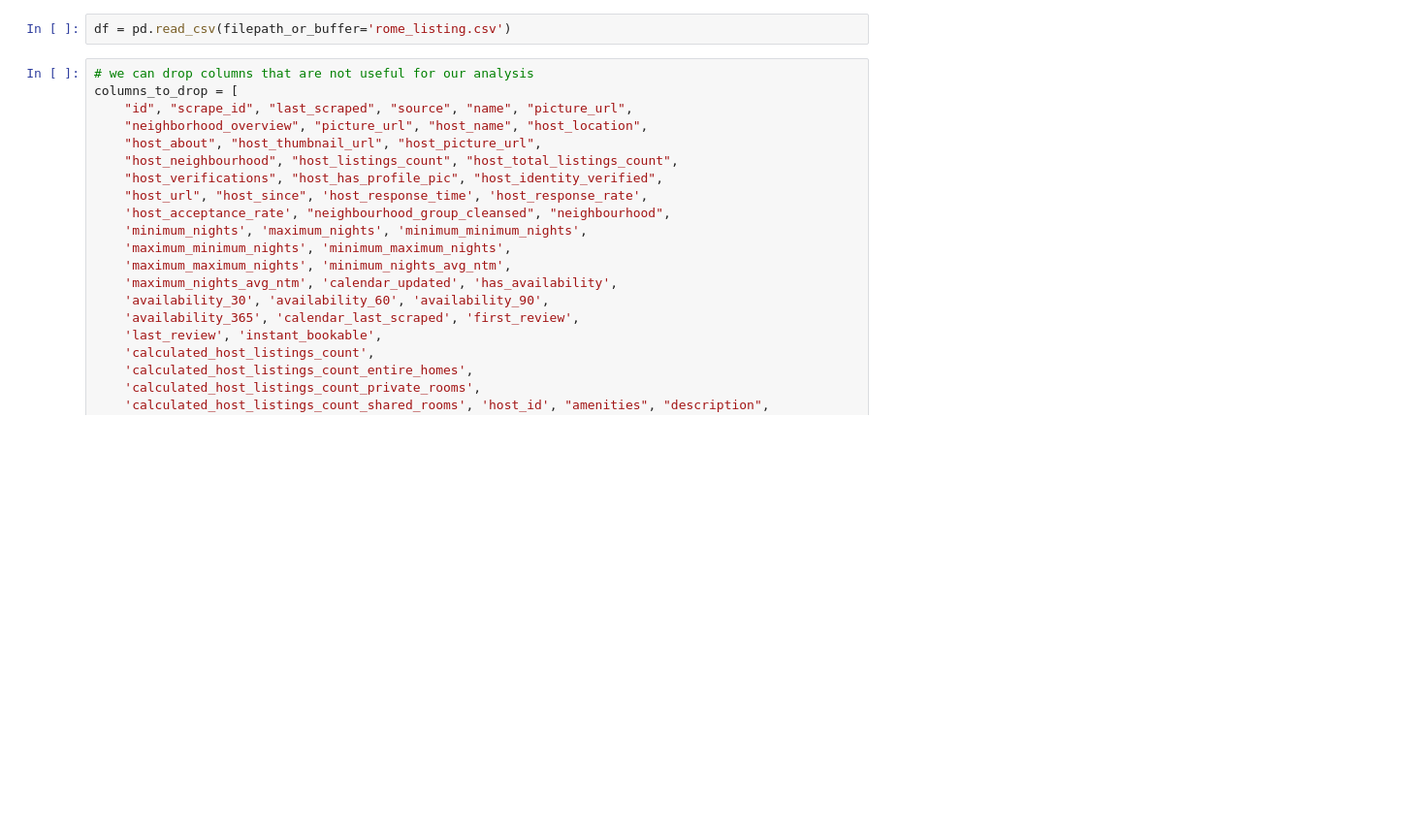
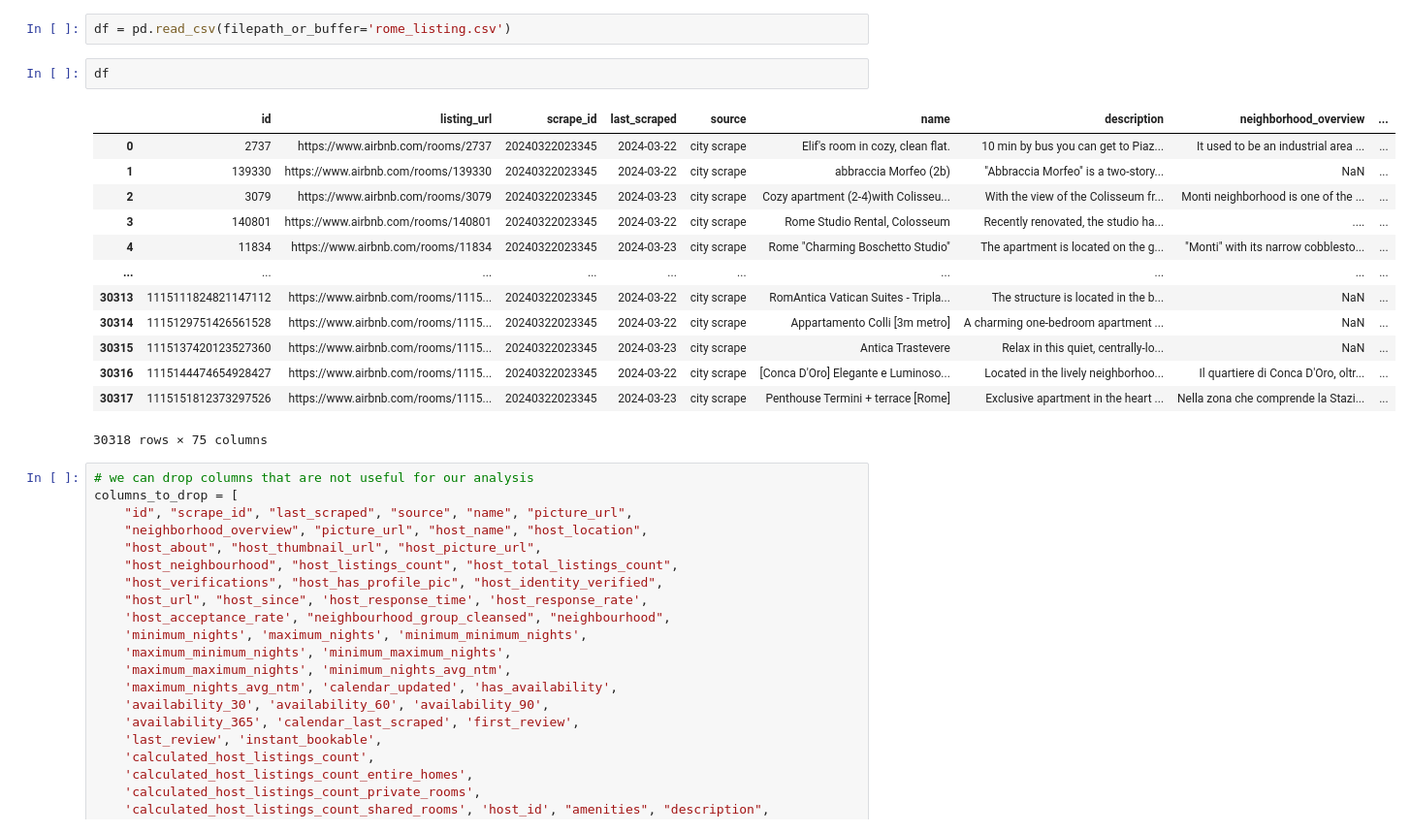
Before and after one commit to LorenzoBonanni/RomeAirbnbAnalysis, a Jupyter notebook: data_cleaning.ipynb, the cells around one changed output. Shown at 97% size. Saved outputs shown, nothing was run; the diff lists cells and outputs as text; blank space fills up the shorter version.

```diff
--- a/data_cleaning.ipynb
+++ b/data_cleaning.ipynb
@@ -5,6 +5,22 @@ import matplotlib.pyplot as plt
 import seaborn as sns
 # %%
 df = pd.read_csv(filepath_or_buffer='rome_listing.csv')
+# %%
+df
+# %% [output]
+|  | id | listing_url | scrape_id | last_scraped | source | name | description | neighborhood_overview | ... |
+| 0 | 2737 | https://www.airbnb.com/rooms/2737 | 20240322023345 | 2024-03-22 | city scrape | Elif's room in cozy, clean flat. | 10 min by bus you can get to Piaz... | It used to be an industrial area ... | ... |
+| 1 | 139330 | https://www.airbnb.com/rooms/139330 | 20240322023345 | 2024-03-22 | city scrape | abbraccia Morfeo (2b) | "Abbraccia Morfeo" is a two-story... | NaN | ... |
+| 2 | 3079 | https://www.airbnb.com/rooms/3079 | 20240322023345 | 2024-03-23 | city scrape | Cozy apartment (2-4)with Colisseu... | With the view of the Colisseum fr... | Monti neighborhood is one of the ... | ... |
+| 3 | 140801 | https://www.airbnb.com/rooms/140801 | 20240322023345 | 2024-03-22 | city scrape | Rome Studio Rental, Colosseum | Recently renovated, the studio ha... | .... | ... |
+| 4 | 11834 | https://www.airbnb.com/rooms/11834 | 20240322023345 | 2024-03-23 | city scrape | Rome "Charming Boschetto Studio" | The apartment is located on the g... | "Monti" with its narrow cobblesto... | ... |
+| ... | ... | ... | ... | ... | ... | ... | ... | ... | ... |
+| 30313 | 1115111824821147112 | https://www.airbnb.com/rooms/1115... | 20240322023345 | 2024-03-22 | city scrape | RomAntica Vatican Suites - Tripla... | The structure is located in the b... | NaN | ... |
+| 30314 | 1115129751426561528 | https://www.airbnb.com/rooms/1115... | 20240322023345 | 2024-03-22 | city scrape | Appartamento Colli [3m metro] | A charming one-bedroom apartment ... | NaN | ... |
+| 30315 | 1115137420123527360 | https://www.airbnb.com/rooms/1115... | 20240322023345 | 2024-03-23 | city scrape | Antica Trastevere | Relax in this quiet, centrally-lo... | NaN | ... |
+| 30316 | 1115144474654928427 | https://www.airbnb.com/rooms/1115... | 20240322023345 | 2024-03-22 | city scrape | [Conca D'Oro] Elegante e Luminoso... | Located in the lively neighborhoo... | Il quartiere di Conca D'Oro, oltr... | ... |
+| 30317 | 1115151812373297526 | https://www.airbnb.com/rooms/1115... | 20240322023345 | 2024-03-23 | city scrape | Penthouse Termini + terrace [Rome] | Exclusive apartment in the heart ... | Nella zona che comprende la Stazi... | ... |
+30318 rows × 75 columns
 # %%
 # we can drop columns that are not useful for our analysis
 columns_to_drop = [
```
Also changed, not shown: parts of 7 cells of this notebook, 5 other files.
